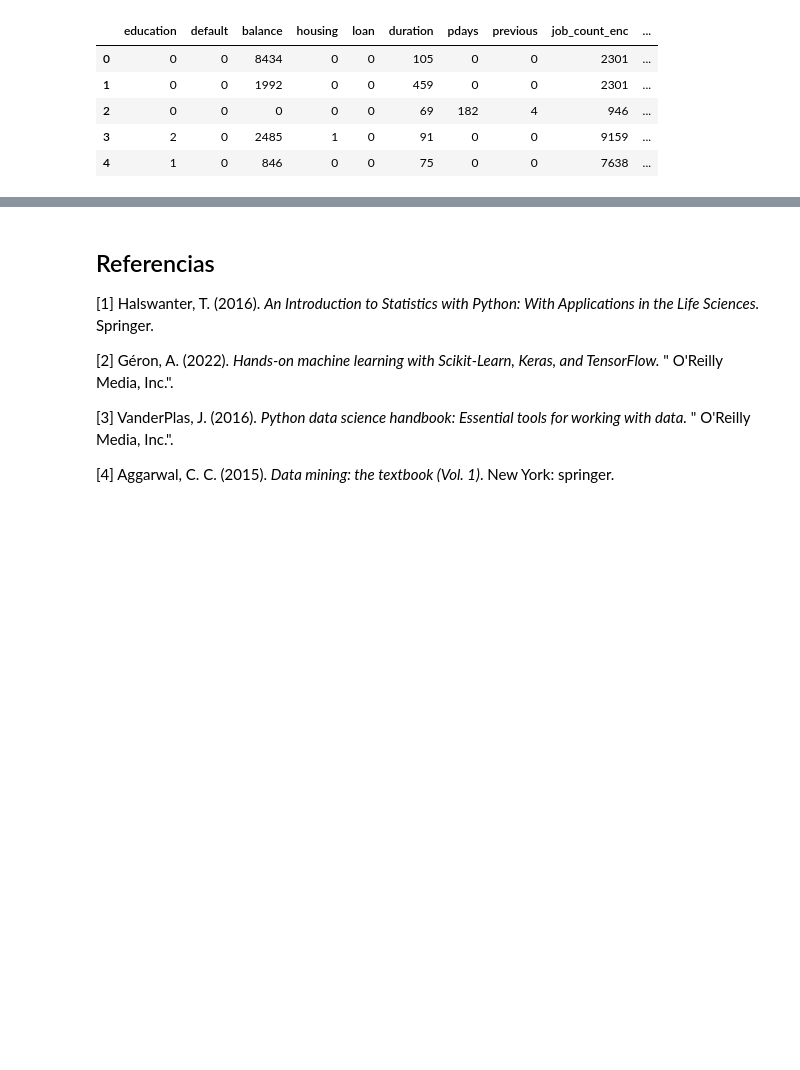
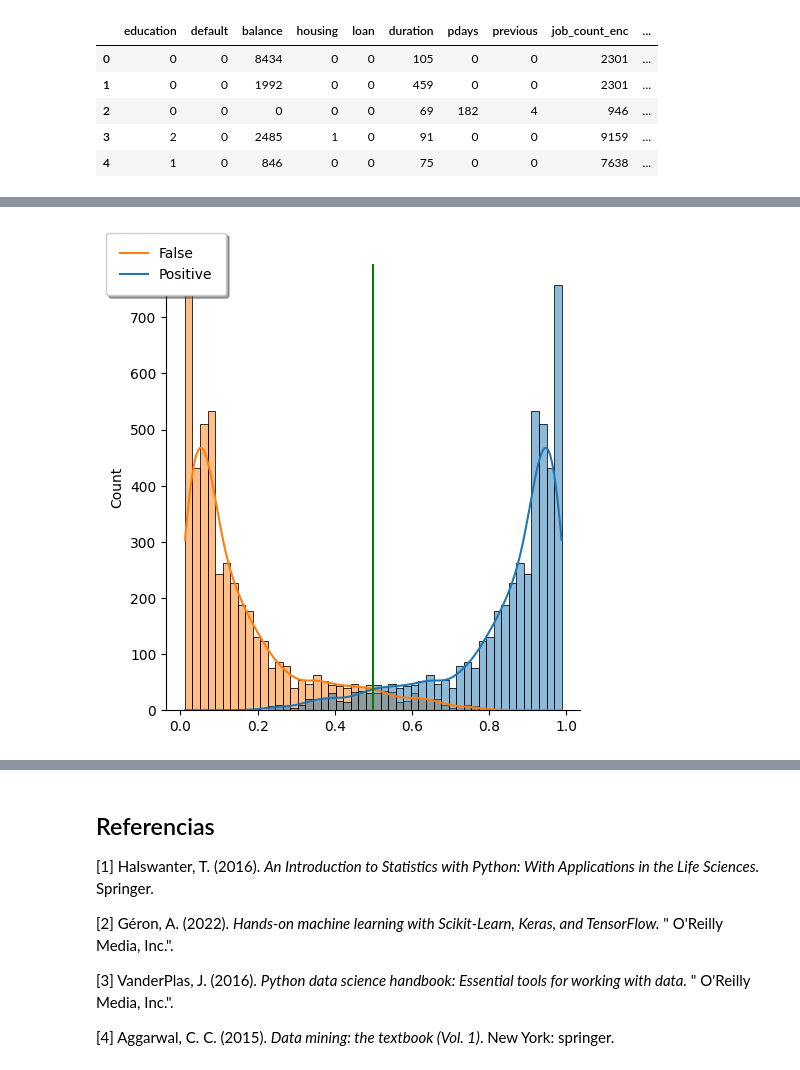
Before and after one commit to joefavergel/pbs-enae-python-applications-course, a Jupyter notebook: 1-customer-segmentation-target marketing.ipynb, the cells around one changed output, grey strips where cells are left out. Cells and saved outputs as stored; diff of their text form; code cells hidden in the pictures; blank space fills up the shorter version.

```diff
--- a/1-customer-segmentation-target marketing.ipynb
+++ b/1-customer-segmentation-target marketing.ipynb
@@ -937,0 +895,15 @@ for training, validation in cv.split(X, y):
+# %%
+sns.displot(y_pred_proba, bins=50, kde=True, legend=False)
+plt.axvline(0.5, color='g', label="Decision Boundary")
+plt.legend(
+    ["False", "Positive"],
+    loc="center",
+    bbox_to_anchor=(0, 1),
+    fancybox=True,
+    framealpha=1,
+    shadow=True,
+    borderpad=1
+)
+plt.show()
+# %% [output]
+[figure, added]
```
Also changed, not shown: parts of 32 cells of this notebook.
